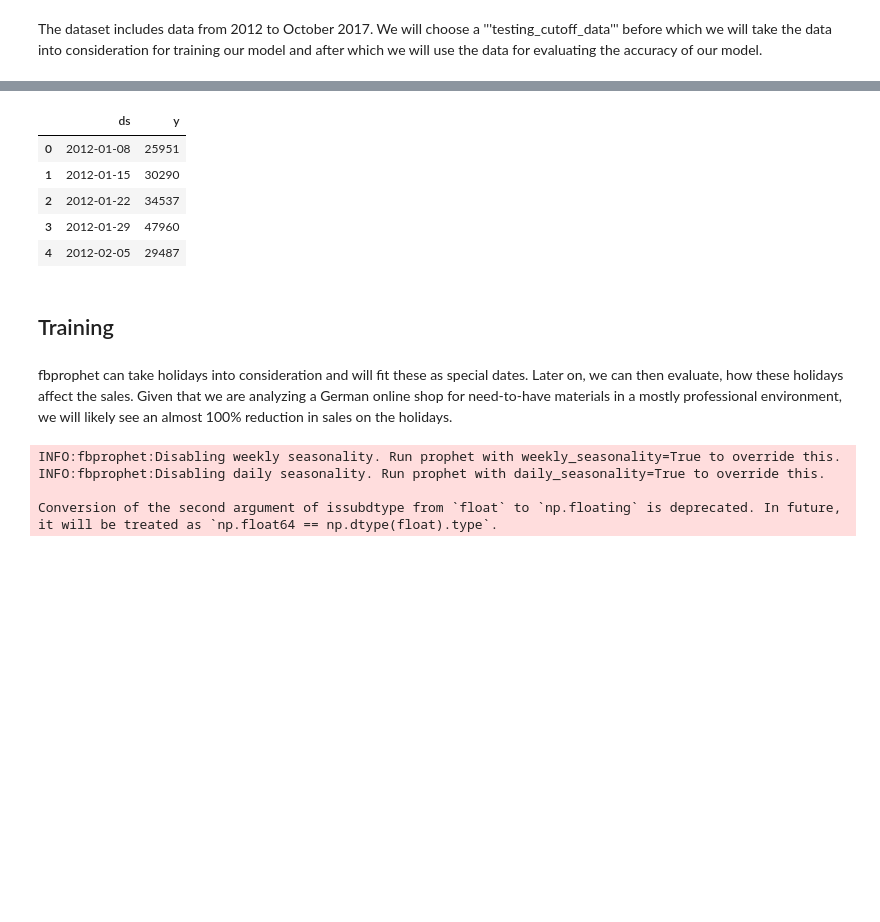
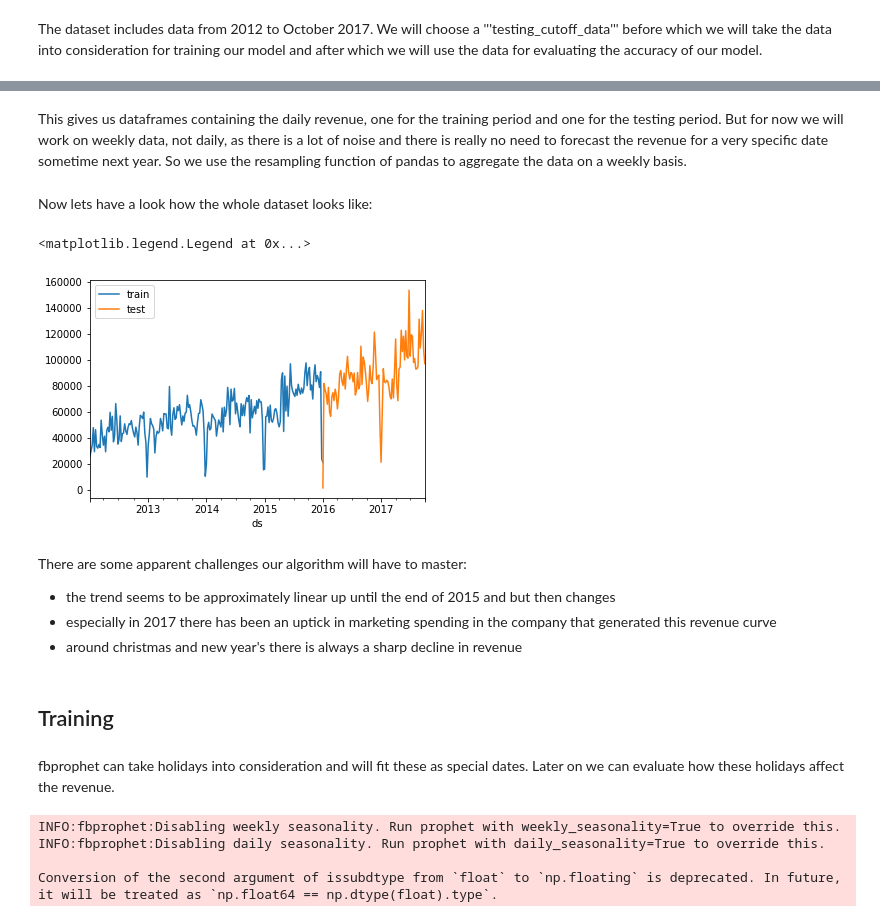
Before and after one commit to Tamahagane/huppertz-consulting, a Jupyter notebook: _notebooks/2020-05-22-revenue-forecasting-fbprophet.ipynb, the cells around one changed output, grey strips where cells are left out. Cells and saved outputs as stored; diff of their text form; code cells hidden in the pictures; blank space fills up the shorter version.

Commit message:
add text to fbprophet notebook

```diff
--- a/_notebooks/2020-05-22-revenue-forecasting-fbprophet.ipynb
+++ b/_notebooks/2020-05-22-revenue-forecasting-fbprophet.ipynb
@@ -34,21 +40,36 @@ df['ds'] = pd.to_datetime(df['ds'])
 # split dataset into train and test timeframe
 df_train = df[df['ds'] < testing_cutoff_date]
 df_test = df[df['ds'] >= testing_cutoff_date]
+# %% [markdown]
+This gives us dataframes containing the daily revenue, one for the training period and one for the testing period. But for now we will work on weekly data, not daily, as there is a lot of noise and there is really no need to forecast the revenue for a very specific date sometime next year. So we use the resampling function of pandas to aggregate the data on a weekly basis.
 # %%
-df_train_resampled =df_train.set_index('ds').resample('1'+sampling_frequency).sum()['y']
+df_train_resampled = df_train.set_index('ds').resample(
+    '1' + sampling_frequency).sum()['y']
 df_train_resampled = df_train_resampled.reset_index()
-df_train_resampled.head()
-# %% [output]
-|  | ds | y |
-| 0 | 2012-01-08 | 25951 |
-| 1 | 2012-01-15 | 30290 |
-| 2 | 2012-01-22 | 34537 |
-| 3 | 2012-01-29 | 47960 |
-| 4 | 2012-02-05 | 29487 |
+# %%
+df_test_resampled = df_test.set_index('ds').resample(
+    '1' + sampling_frequency).sum()['y']
+df_test_resampled = df_test_resampled.reset_index()
+# %% [markdown]
+Now lets have a look how the whole dataset looks like:
+# %%
+fig, ax = plt.subplots()
+df_train_resampled.set_index('ds').plot(ax=ax)
+df_test_resampled.set_index('ds').plot(ax=ax)
+ax.legend(["train", "test"])
+# %% [output]
+<matplotlib.legend.Legend at 0x...>
+[figure, added]
+# %% [markdown]
+There are some apparent challenges our algorithm will have to master:
+
+- the trend seems to be approximately linear up until the end of 2015 and but then changes
+- especially in 2017 there has been an uptick in marketing spending in the company that generated this revenue curve
+- around christmas and new year's there is always a sharp decline in revenue
 # %% [markdown]
 ## Training
 # %% [markdown]
-fbprophet can take holidays into consideration and will fit these as special dates. Later on, we can then evaluate, how these holidays affect the sales. Given that we are analyzing a German online shop for need-to-have materials in a mostly professional environment, we will likely see an almost 100% reduction in sales on the holidays.
+fbprophet can take holidays into consideration and will fit these as special dates. Later on we can evaluate how these holidays affect the revenue.
 # %%
 m = Prophet()
 m.add_country_holidays(country_name='DE')
```
Also changed, not shown: parts of 17 cells of this notebook.
